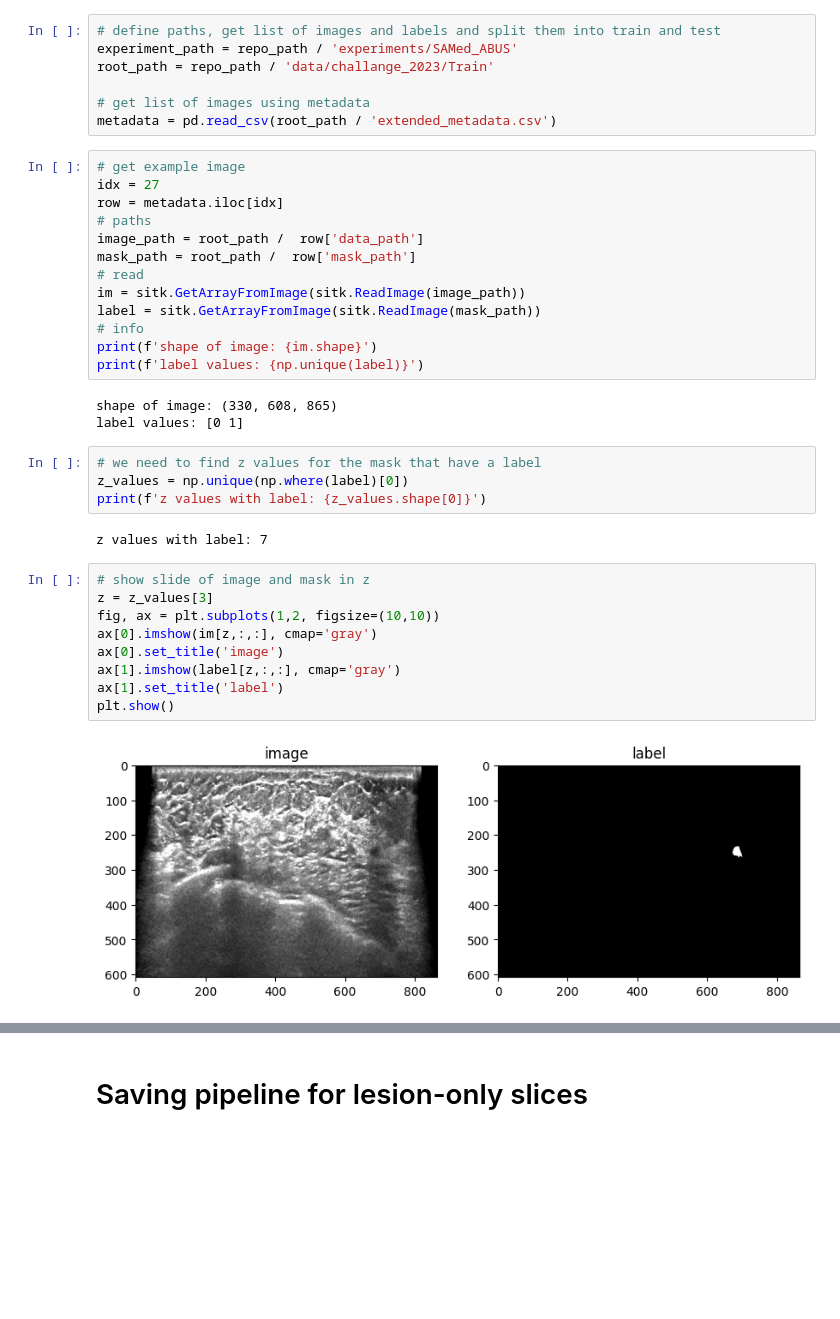
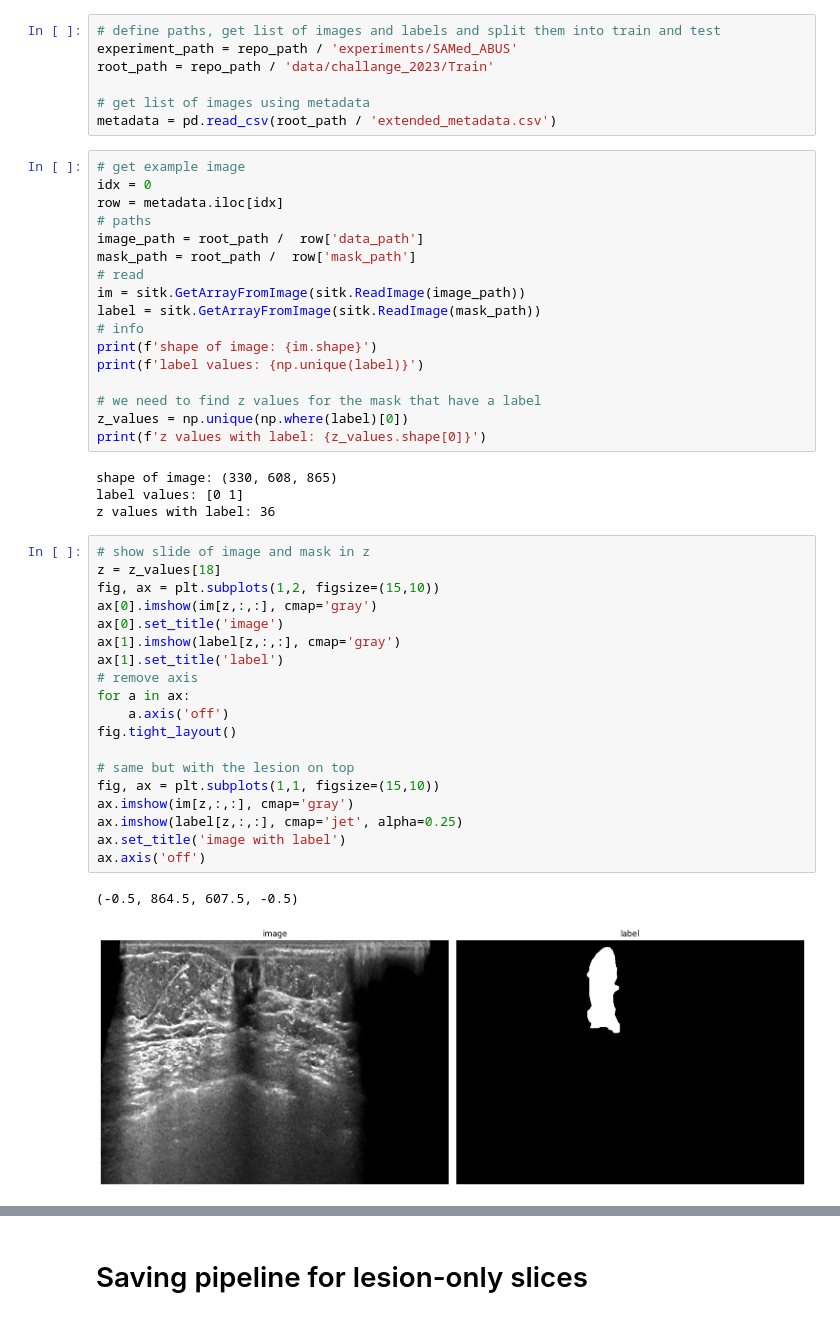
Before and after one commit to VICTORIA-project/tdsc_abus23, a Jupyter notebook: dataset_analysis/challange_data.ipynb, the cells around one changed output, grey strips where cells are left out. Cells and saved outputs as stored; diff of their text form; blank space fills up the shorter version.

```diff
--- a/dataset_analysis/challange_data.ipynb
+++ b/dataset_analysis/challange_data.ipynb
@@ -68,7 +68,7 @@ root_path = repo_path / 'data/challange_2023/Train'
 metadata = pd.read_csv(root_path / 'extended_metadata.csv')
 # %%
 # get example image
-idx = 27
+idx = 0
 row = metadata.iloc[idx]
 # paths
 image_path = root_path /  row['data_path']
@@ -79,23 +79,33 @@ label = sitk.GetArrayFromImage(sitk.ReadImage(mask_path))
 # info
 print(f'shape of image: {im.shape}')
 print(f'label values: {np.unique(label)}')
+
+# we need to find z values for the mask that have a label
+z_values = np.unique(np.where(label)[0])
+print(f'z values with label: {z_values.shape[0]}')
 # %% [output]
 shape of image: (330, 608, 865)
 label values: [0 1]
+z values with label: 36
-# %%
-# we need to find z values for the mask that have a label
-z_values = np.unique(np.where(label)[0])
-print(f'z values with label: {z_values.shape[0]}')
-# %% [output]
-z values with label: 7
 # %%
 # show slide of image and mask in z
-z = z_values[3]
-fig, ax = plt.subplots(1,2, figsize=(10,10))
+z = z_values[18]
+fig, ax = plt.subplots(1,2, figsize=(15,10))
 ax[0].imshow(im[z,:,:], cmap='gray')
 ax[0].set_title('image')
 ax[1].imshow(label[z,:,:], cmap='gray')
 ax[1].set_title('label')
-plt.show()
+# remove axis
+for a in ax:
+    a.axis('off')
+fig.tight_layout()
+
+# same but with the lesion on top
+fig, ax = plt.subplots(1,1, figsize=(15,10))
+ax.imshow(im[z,:,:], cmap='gray')
+ax.imshow(label[z,:,:], cmap='jet', alpha=0.25)
+ax.set_title('image with label')
+ax.axis('off')
 # %% [output]
+(-0.5, 864.5, 607.5, -0.5)
-[figure, old version]
+[figure, new version]
```
Also changed, not shown: parts of 1 cell of this notebook, 1 other file.
